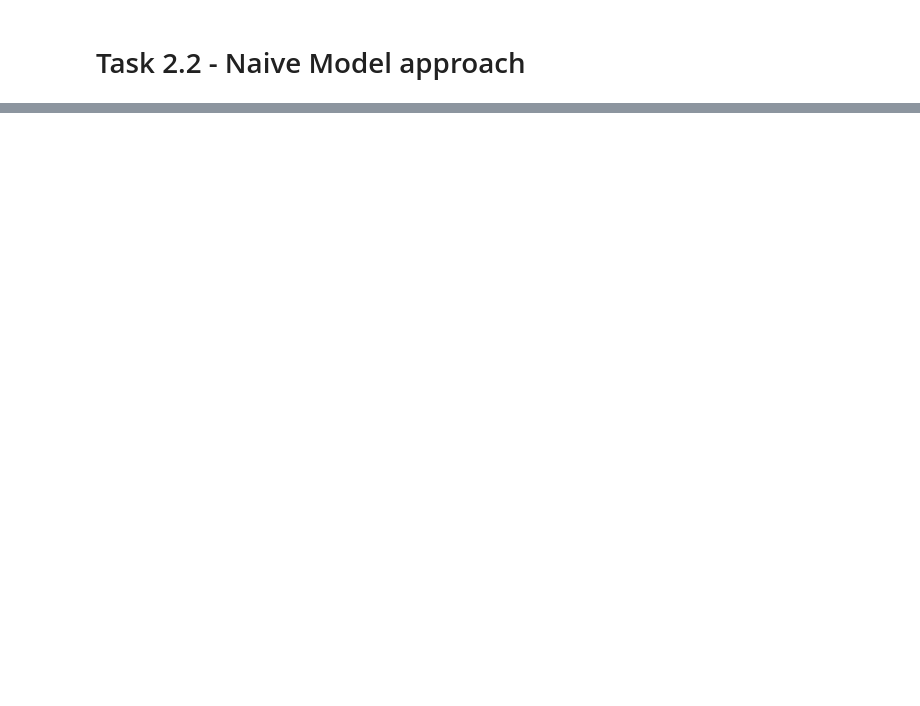
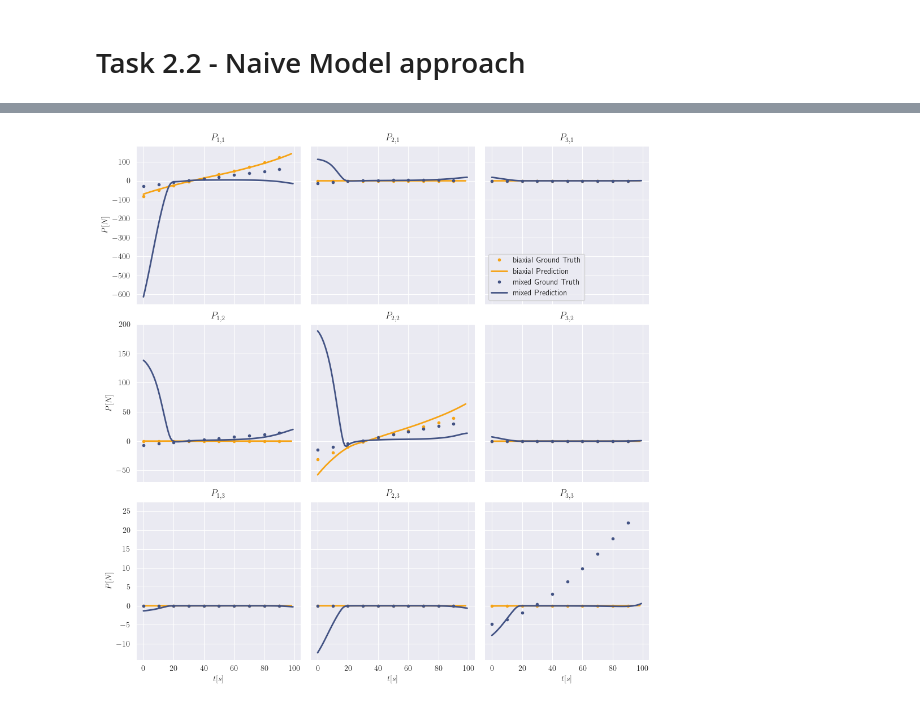
Before and after one commit to ArgoJ/TML4SM_TuD, a Jupyter notebook: hyperelasticity/Task2_2.ipynb, the cells around one changed output, grey strips where cells are left out. Saved outputs shown, nothing was run; the diff lists cells and outputs as text; code cells hidden in the pictures; blank space fills up the shorter version.

```diff
--- a/hyperelasticity/Task2_2.ipynb
+++ b/hyperelasticity/Task2_2.ipynb
@@ -125,0 +99,3 @@ plt.show()
+# %%
+biax_test_preds = naive_model.predict(biax_test_features)
+mixed_test_preds = naive_model.predict(mixed_test_features)
@@ -125,0 +105,14 @@ plt.show()
+# %%
+test_labels = {
+    'biaxial': biax_test_labels.numpy(),
+    'mixed': mixed_test_labels.numpy(),
+}
+test_predictions = {
+    'biaxial': biax_test_preds,
+    'mixed': mixed_test_preds,
+}
+fig_test_pred = plot_predictions(test_labels, test_predictions)
+fig_test_pred.tight_layout()
+plt.show()
+# %% [output]
+[figure, added]
```
Also changed, not shown: parts of 47 cells of this notebook, 6 other files.
